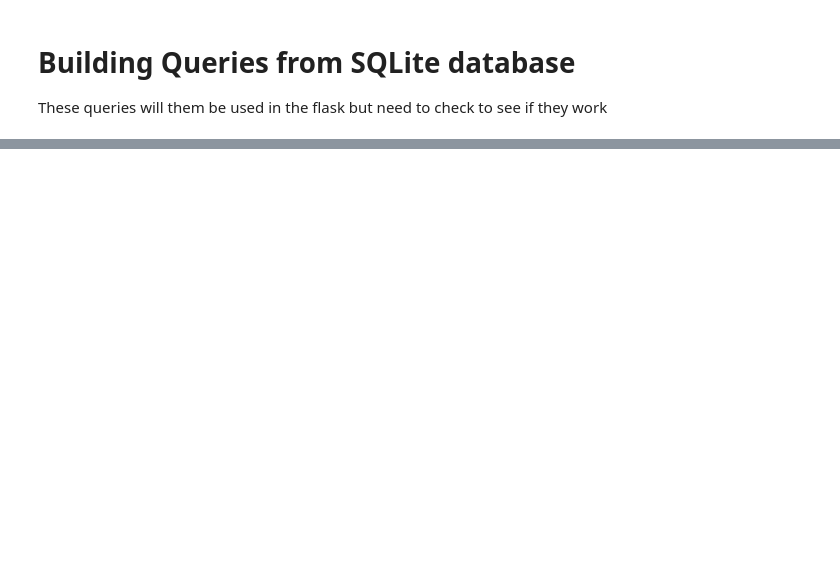
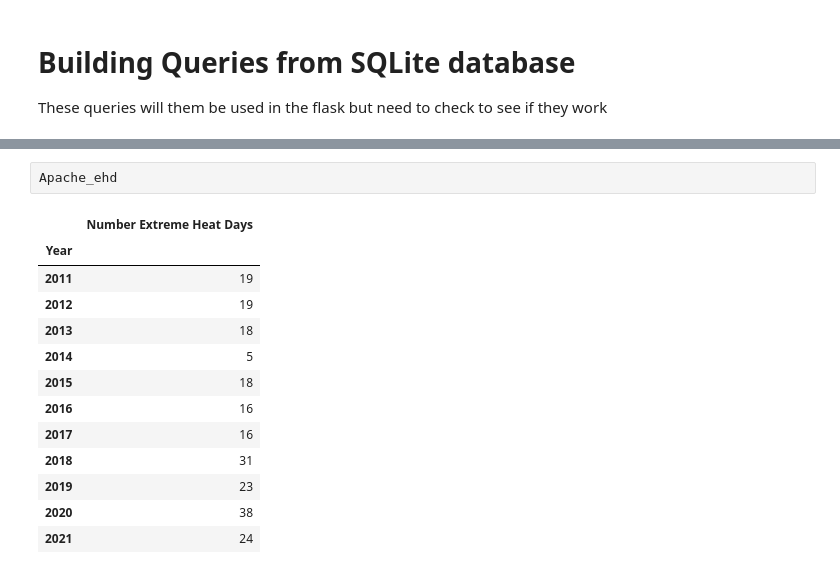
Before and after one commit to NoelleMtz/Project3_AZHeat, a Jupyter notebook: group_notebook.ipynb, the cells around one changed output, grey strips where cells are left out. Saved outputs shown, nothing was run; the diff lists cells and outputs as text; blank space fills up the shorter version.

```diff
--- a/group_notebook.ipynb
+++ b/group_notebook.ipynb
@@ -215,0 +357,16 @@ ArgumentError: Column expression or FROM clause expected, got 0      2011
+# %%
+Apache_ehd
+# %% [output]
+|  | Number Extreme Heat Days |
+| Year |  |
+| 2011 | 19 |
+| 2012 | 19 |
+| 2013 | 18 |
+| 2014 | 5 |
+| 2015 | 18 |
+| 2016 | 16 |
+| 2017 | 16 |
+| 2018 | 31 |
+| 2019 | 23 |
+| 2020 | 38 |
+| 2021 | 24 |
```
Also changed, not shown: parts of 34 cells of this notebook, 3 other files.
